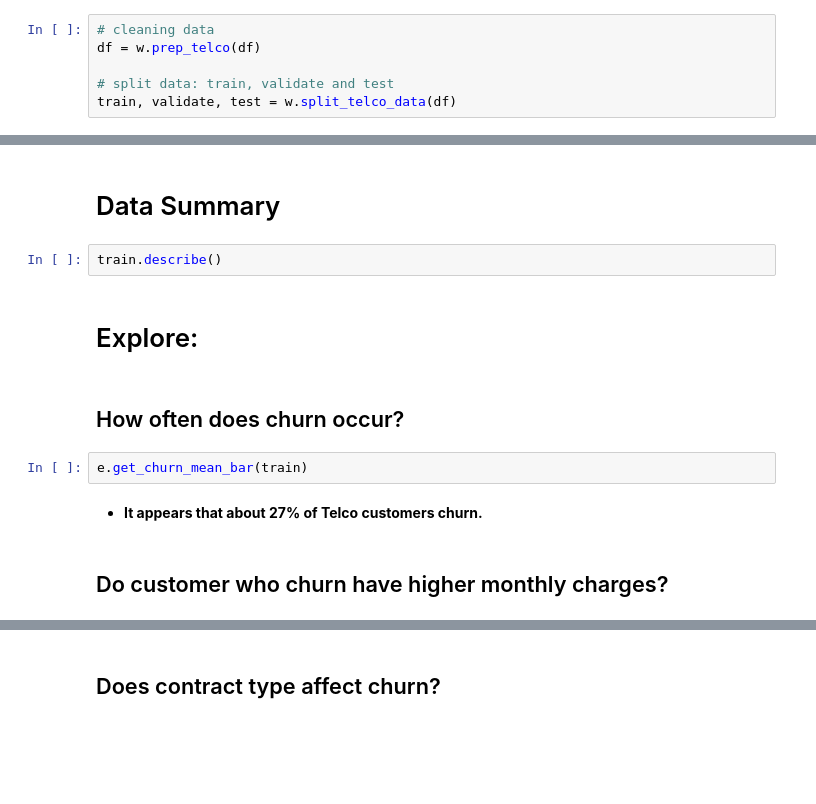
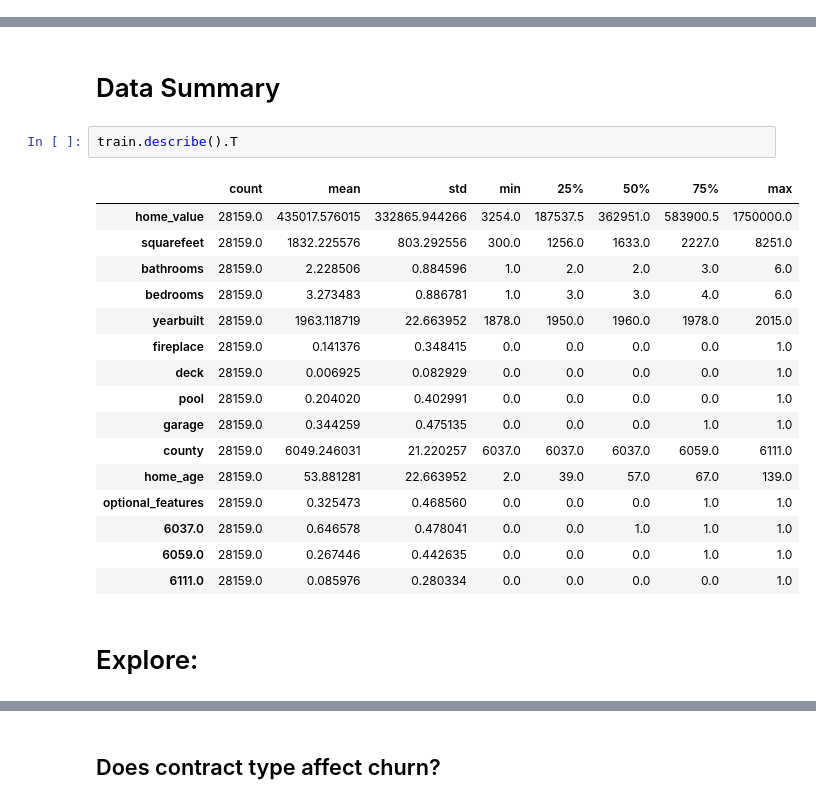
Before and after one commit to Yvette-Ibarra/regression-project, a Jupyter notebook: 3rd_Working_notebook_zillow.ipynb, the cells around one changed output, grey strips where cells are left out. Drawn from its saved outputs; the diff is of its cells as text; blank space fills up the shorter version.

```diff
--- a/3rd_Working_notebook_zillow.ipynb
+++ b/3rd_Working_notebook_zillow.ipynb
@@ -261,12 +228,6 @@ prepare actions:
 | home_age: | The age of the home in 2017   |
 |optional_features: |If a home has any of the follwing: fireplace, deck, pool, garage it is noted as 1   |
 |additional Features: | 	Encoded and values for categorical data
-# %%
-# cleaning data
-df = w.prep_telco(df)
-
-# split data: train, validate and test
-train, validate, test = w.split_telco_data(df)
 # %% [markdown]
 # Looking at the data
 # %%
@@ -274,14 +247,23 @@ train.head(10)
 # %% [markdown]
 # Data Summary
 # %%
-train.describe()
+train.describe().T
+# %% [output]
+|  | count | mean | std | min | 25% | 50% | 75% | max |
+| home_value | 28159.0 | 435017.576015 | 332865.944266 | 3254.0 | 187537.5 | 362951.0 | 583900.5 | 1750000.0 |
+| squarefeet | 28159.0 | 1832.225576 | 803.292556 | 300.0 | 1256.0 | 1633.0 | 2227.0 | 8251.0 |
+| bathrooms | 28159.0 | 2.228506 | 0.884596 | 1.0 | 2.0 | 2.0 | 3.0 | 6.0 |
+| bedrooms | 28159.0 | 3.273483 | 0.886781 | 1.0 | 3.0 | 3.0 | 4.0 | 6.0 |
+| yearbuilt | 28159.0 | 1963.118719 | 22.663952 | 1878.0 | 1950.0 | 1960.0 | 1978.0 | 2015.0 |
+| fireplace | 28159.0 | 0.141376 | 0.348415 | 0.0 | 0.0 | 0.0 | 0.0 | 1.0 |
+| deck | 28159.0 | 0.006925 | 0.082929 | 0.0 | 0.0 | 0.0 | 0.0 | 1.0 |
+| pool | 28159.0 | 0.204020 | 0.402991 | 0.0 | 0.0 | 0.0 | 0.0 | 1.0 |
+| garage | 28159.0 | 0.344259 | 0.475135 | 0.0 | 0.0 | 0.0 | 1.0 | 1.0 |
+| county | 28159.0 | 6049.246031 | 21.220257 | 6037.0 | 6037.0 | 6037.0 | 6059.0 | 6111.0 |
+| home_age | 28159.0 | 53.881281 | 22.663952 | 2.0 | 39.0 | 57.0 | 67.0 | 139.0 |
+| optional_features | 28159.0 | 0.325473 | 0.468560 | 0.0 | 0.0 | 0.0 | 1.0 | 1.0 |
+| 6037.0 | 28159.0 | 0.646578 | 0.478041 | 0.0 | 0.0 | 1.0 | 1.0 | 1.0 |
+| 6059.0 | 28159.0 | 0.267446 | 0.442635 | 0.0 | 0.0 | 0.0 | 1.0 | 1.0 |
+| 6111.0 | 28159.0 | 0.085976 | 0.280334 | 0.0 | 0.0 | 0.0 | 0.0 | 1.0 |
 # %% [markdown]
 # Explore:
-# %% [markdown]
-## How often does churn occur?
-# %%
-e.get_churn_mean_bar(train)
-# %% [markdown]
- * **It appears that about 27% of Telco customers churn.**
-# %% [markdown]
-## Do customer who churn have higher monthly charges?
```
Also changed, not shown: parts of 62 cells of this notebook.
